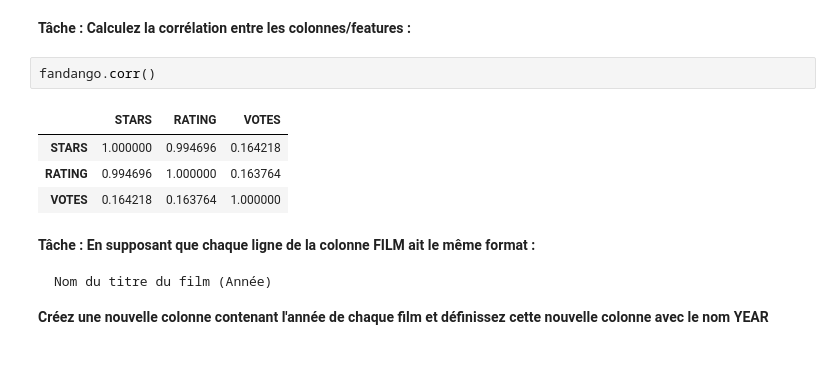
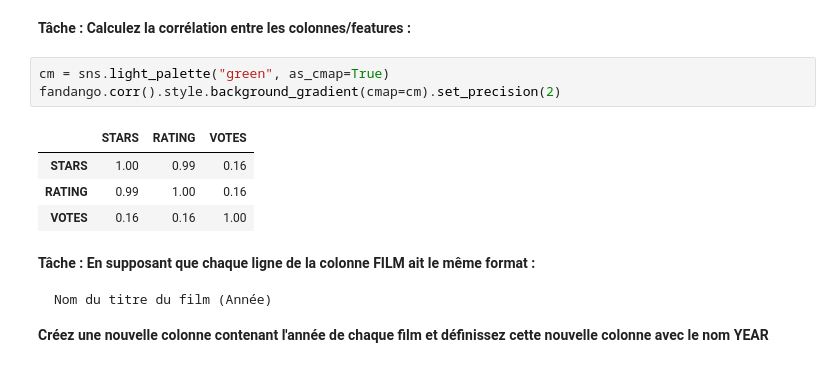
Before and after one commit to kocice/Projet-Capstone, a Jupyter notebook: Projet_Capstone.ipynb, the cells around one changed output. Saved outputs shown, nothing was run; the diff lists cells and outputs as text.

```diff
--- a/Projet_Capstone.ipynb
+++ b/Projet_Capstone.ipynb
@@ -142,13 +136,14 @@ sns.scatterplot(data=fandango,x='RATING',y='VOTES');
 [figure]
 # %% [markdown]
 **Tâche : Calculez la corrélation entre les colonnes/features :**
-# %%
-fandango.corr()
-# %% [output]
-|  | STARS | RATING | VOTES |
-| STARS | 1.000000 | 0.994696 | 0.164218 |
-| RATING | 0.994696 | 1.000000 | 0.163764 |
-| VOTES | 0.164218 | 0.163764 | 1.000000 |
+# %%
+cm = sns.light_palette("green", as_cmap=True)
+fandango.corr().style.background_gradient(cmap=cm).set_precision(2)
+# %% [output]
+|  | STARS | RATING | VOTES |
+| STARS | 1.00 | 0.99 | 0.16 |
+| RATING | 0.99 | 1.00 | 0.16 |
+| VOTES | 0.16 | 0.16 | 1.00 |
 # %% [markdown]
 **Tâche : En supposant que chaque ligne de la colonne FILM ait le même format :**
 
```
Also changed, not shown: parts of 2 cells of this notebook.
